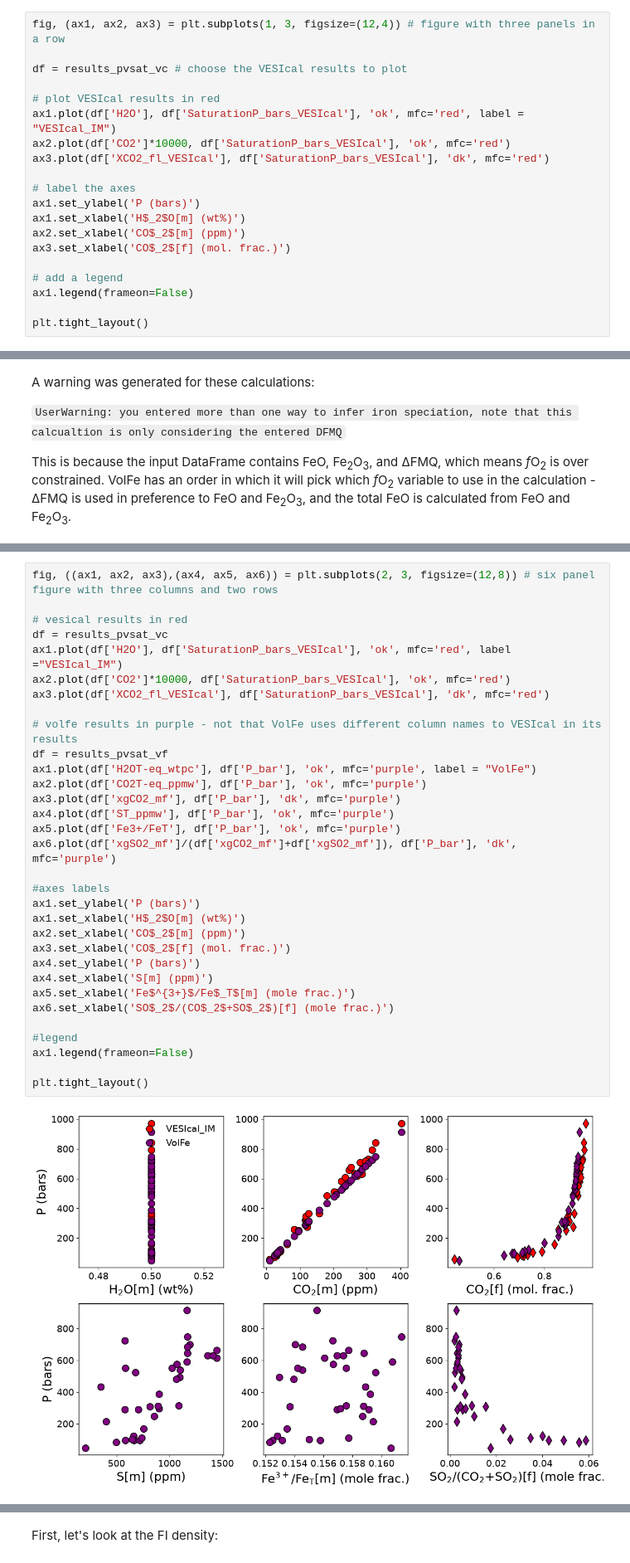
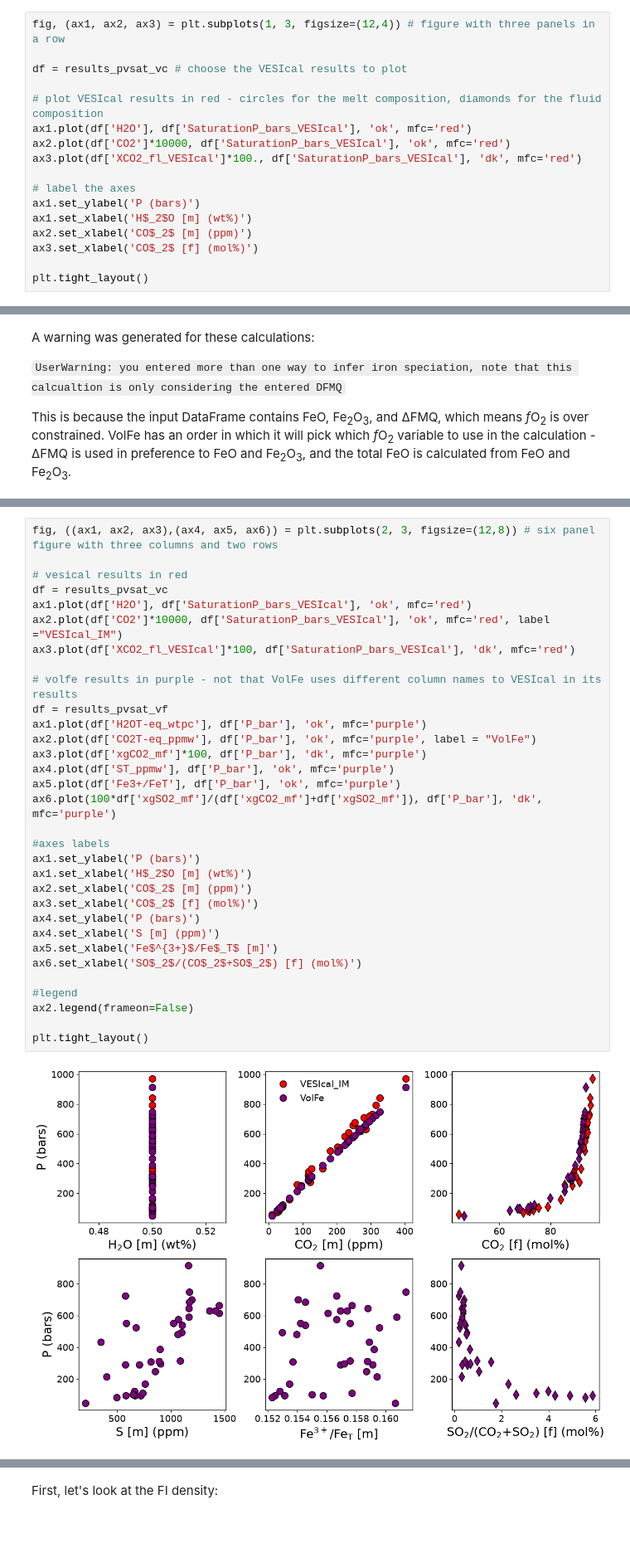
Before and after one commit to eryhughes/workshop_volatiles_goldschmidt2026, a Jupyter notebook: 1_Calculate_Pressure_and_Fluid_Composition.ipynb, the cells around one changed output, grey strips where cells are left out. Shown at 83% size. Cells and saved outputs as stored; diff of their text form; blank space fills up the shorter version.

```diff
--- a/1_Calculate_Pressure_and_Fluid_Composition.ipynb
+++ b/1_Calculate_Pressure_and_Fluid_Composition.ipynb
@@ -211,19 +212,16 @@ fig, (ax1, ax2, ax3) = plt.subplots(1, 3, figsize=(12,4)) # figure with three pa
 
 df = results_pvsat_vc # choose the VESIcal results to plot
 
-# plot VESIcal results in red
-ax1.plot(df['H2O'], df['SaturationP_bars_VESIcal'], 'ok', mfc='red', label = "VESIcal_IM")
+# plot VESIcal results in red - circles for the melt composition, diamonds for the fluid composition
+ax1.plot(df['H2O'], df['SaturationP_bars_VESIcal'], 'ok', mfc='red')
 ax2.plot(df['CO2']*10000, df['SaturationP_bars_VESIcal'], 'ok', mfc='red')
-ax3.plot(df['XCO2_fl_VESIcal'], df['SaturationP_bars_VESIcal'], 'dk', mfc='red')
+ax3.plot(df['XCO2_fl_VESIcal']*100., df['SaturationP_bars_VESIcal'], 'dk', mfc='red')
 
 # label the axes
 ax1.set_ylabel('P (bars)')
-ax1.set_xlabel('H$_2$O[m] (wt%)')
-ax2.set_xlabel('CO$_2$[m] (ppm)')
-ax3.set_xlabel('CO$_2$[f] (mol. frac.)')
-
-# add a legend
-ax1.legend(frameon=False)
+ax1.set_xlabel('H$_2$O [m] (wt%)')
+ax2.set_xlabel('CO$_2$ [m] (ppm)')
+ax3.set_xlabel('CO$_2$ [f] (mol%)')
 
 plt.tight_layout()
 # %% [output]
@@ -399,37 +397,37 @@ We can then compare the VolFe results to the VESIcal results:
 # %%
 fig, ((ax1, ax2, ax3),(ax4, ax5, ax6)) = plt.subplots(2, 3, figsize=(12,8)) # six panel figure with three columns and two rows
 
 # vesical results in red
 df = results_pvsat_vc
-ax1.plot(df['H2O'], df['SaturationP_bars_VESIcal'], 'ok', mfc='red', label ="VESIcal_IM")
-ax2.plot(df['CO2']*10000, df['SaturationP_bars_VESIcal'], 'ok', mfc='red')
-ax3.plot(df['XCO2_fl_VESIcal'], df['SaturationP_bars_VESIcal'], 'dk', mfc='red')
+ax1.plot(df['H2O'], df['SaturationP_bars_VESIcal'], 'ok', mfc='red')
+ax2.plot(df['CO2']*10000, df['SaturationP_bars_VESIcal'], 'ok', mfc='red', label ="VESIcal_IM")
+ax3.plot(df['XCO2_fl_VESIcal']*100, df['SaturationP_bars_VESIcal'], 'dk', mfc='red')
 
 # volfe results in purple - not that VolFe uses different column names to VESIcal in its results
 df = results_pvsat_vf
-ax1.plot(df['H2OT-eq_wtpc'], df['P_bar'], 'ok', mfc='purple', label = "VolFe")
-ax2.plot(df['CO2T-eq_ppmw'], df['P_bar'], 'ok', mfc='purple')
-ax3.plot(df['xgCO2_mf'], df['P_bar'], 'dk', mfc='purple')
+ax1.plot(df['H2OT-eq_wtpc'], df['P_bar'], 'ok', mfc='purple')
+ax2.plot(df['CO2T-eq_ppmw'], df['P_bar'], 'ok', mfc='purple', label = "VolFe")
+ax3.plot(df['xgCO2_mf']*100, df['P_bar'], 'dk', mfc='purple')
 ax4.plot(df['ST_ppmw'], df['P_bar'], 'ok', mfc='purple')
 ax5.plot(df['Fe3+/FeT'], df['P_bar'], 'ok', mfc='purple')
-ax6.plot(df['xgSO2_mf']/(df['xgCO2_mf']+df['xgSO2_mf']), df['P_bar'], 'dk', mfc='purple')
+ax6.plot(100*df['xgSO2_mf']/(df['xgCO2_mf']+df['xgSO2_mf']), df['P_bar'], 'dk', mfc='purple')
 
 #axes labels
 ax1.set_ylabel('P (bars)')
-ax1.set_xlabel('H$_2$O[m] (wt%)')
-ax2.set_xlabel('CO$_2$[m] (ppm)')
-ax3.set_xlabel('CO$_2$[f] (mol. frac.)')
+ax1.set_xlabel('H$_2$O [m] (wt%)')
+ax2.set_xlabel('CO$_2$ [m] (ppm)')
+ax3.set_xlabel('CO$_2$ [f] (mol%)')
 ax4.set_ylabel('P (bars)')
-ax4.set_xlabel('S[m] (ppm)')
-ax5.set_xlabel('Fe$^{3+}$/Fe$_T$[m] (mole frac.)')
-ax6.set_xlabel('SO$_2$/(CO$_2$+SO$_2$)[f] (mole frac.)')
+ax4.set_xlabel('S [m] (ppm)')
+ax5.set_xlabel('Fe$^{3+}$/Fe$_T$ [m]')
+ax6.set_xlabel('SO$_2$/(CO$_2$+SO$_2$) [f] (mol%)')
 
 #legend
-ax1.legend(frameon=False)
+ax2.legend(frameon=False)
 
 plt.tight_layout()
 # %% [output]
-[figure, old version]
+[figure, new version]
 # %% [markdown]
 ## 4. Calculate pressure from FI data using DiadFit
 
```
Also changed, not shown: parts of 20 cells of this notebook, 3 other files.
